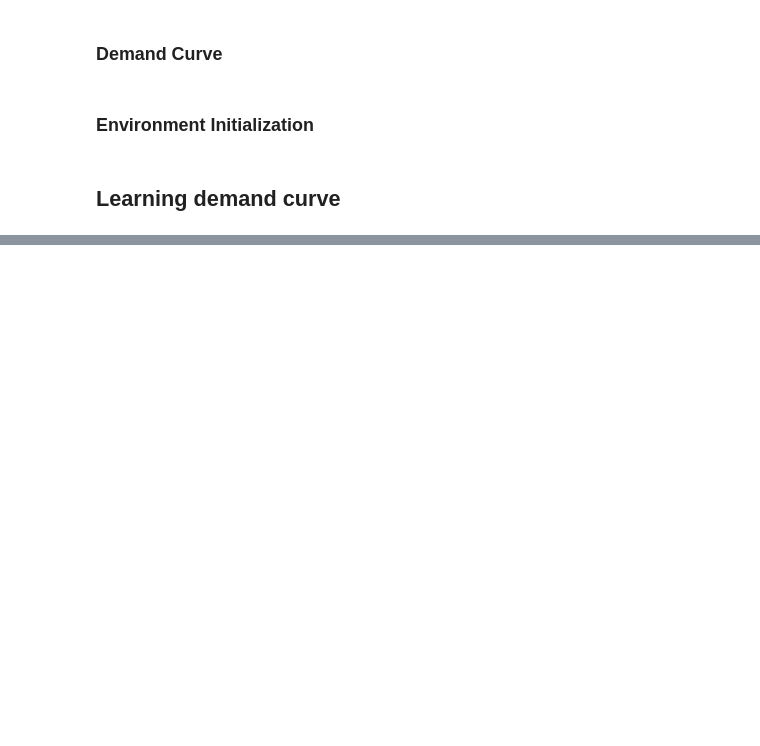
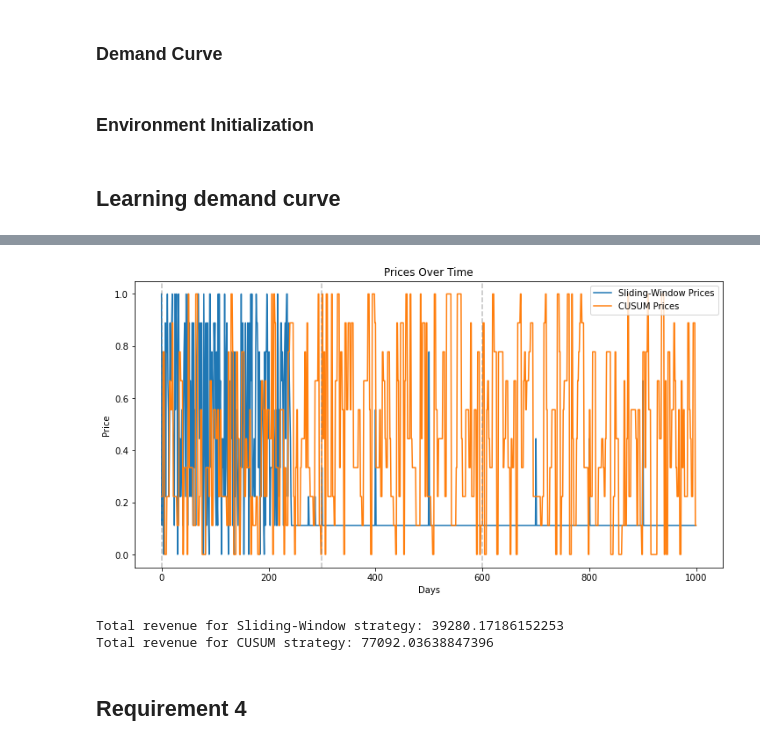
Before and after one commit to mvarenneensta/OLA24, a Jupyter notebook: project.ipynb, the cells around one changed output, grey strips where cells are left out. Saved outputs shown, nothing was run; the diff lists cells and outputs as text; code cells hidden in the pictures; blank space fills up the shorter version.

```diff
--- a/project.ipynb
+++ b/project.ipynb
@@ -369,0 +567,63 @@ plt.show()
+# %%
+
+#Simlation of the interaction
+def run_pricing_simulation(num_days, price_levels, intervals, window_size, cusum_threshold, cusum_drift):
+    environment = NonStationaryPricingEnvironment(num_days, price_levels, intervals)
+    sliding_window_strategy = SlidingWindowPricing(price_levels, window_size)
+    cusum_strategy = CUSUMPricing(price_levels, cusum_threshold, cusum_drift)
+
+    sliding_window_prices = []
+    cusum_prices = []
+
+    sliding_window_revenue = 0
+    cusum_revenue = 0
+
+    for day in range(num_days):
+        # Update with Sliding-Window
+        sliding_price = sliding_window_strategy.get_optimal_price(day)
+        sliding_demand = environment.get_demand(day, sliding_price)
+        sliding_window_strategy.update_history(sliding_price, sliding_demand)
+        sliding_window_prices.append(sliding_price)
+        sliding_window_revenue += sliding_price * sliding_demand
+
+        # Update with CUSUM
+        cusum_price = cusum_strategy.get_optimal_price()
+        cusum_demand = environment.get_demand(day, cusum_price)
+        cusum_strategy.update_history(cusum_price, cusum_demand)
+        cusum_prices.append(cusum_price)
+        cusum_revenue += cusum_price * cusum_demand
+
+    return sliding_window_prices, cusum_prices, sliding_window_revenue, cusum_revenue
+
+# Parameters
+num_days = 1000
+price_levels = np.linspace(0, 1, 10)
+intervals = [(0, 300), (300, 600), (600, 1000)]
+window_size = 50
+cusum_threshold = 0.5
+cusum_drift = 0.1
+
+# Simulation
+sliding_window_prices, cusum_prices, sliding_window_revenue, cusum_revenue = run_pricing_simulation(num_days, price_levels, intervals, window_size, cusum_threshold, cusum_drift)
+
+# We print the results
+plt.figure(figsize=(12, 6))
+plt.plot(sliding_window_prices, label='Sliding-Window Prices')
+plt.plot(cusum_prices, label='CUSUM Prices')
+for interval in intervals:
+    plt.axvline(x=interval[0], color='gray', linestyle='--', alpha=0.5)
+plt.title('Prices Over Time')
+plt.xlabel('Days')
+plt.ylabel('Price')
+plt.legend()
+plt.show()
+
+# Display of total revenues
+print(f"Total revenue for Sliding-Window strategy: {sliding_window_revenue}")
+print(f"Total revenue for CUSUM strategy: {cusum_revenue}")
+# %% [output]
+[figure, added]
+Total revenue for Sliding-Window strategy: 39280.17186152253
+Total revenue for CUSUM strategy: 77092.03638847396
+# %% [markdown]
+## Requirement 4
```
Also changed, not shown: parts of 18 cells of this notebook.
